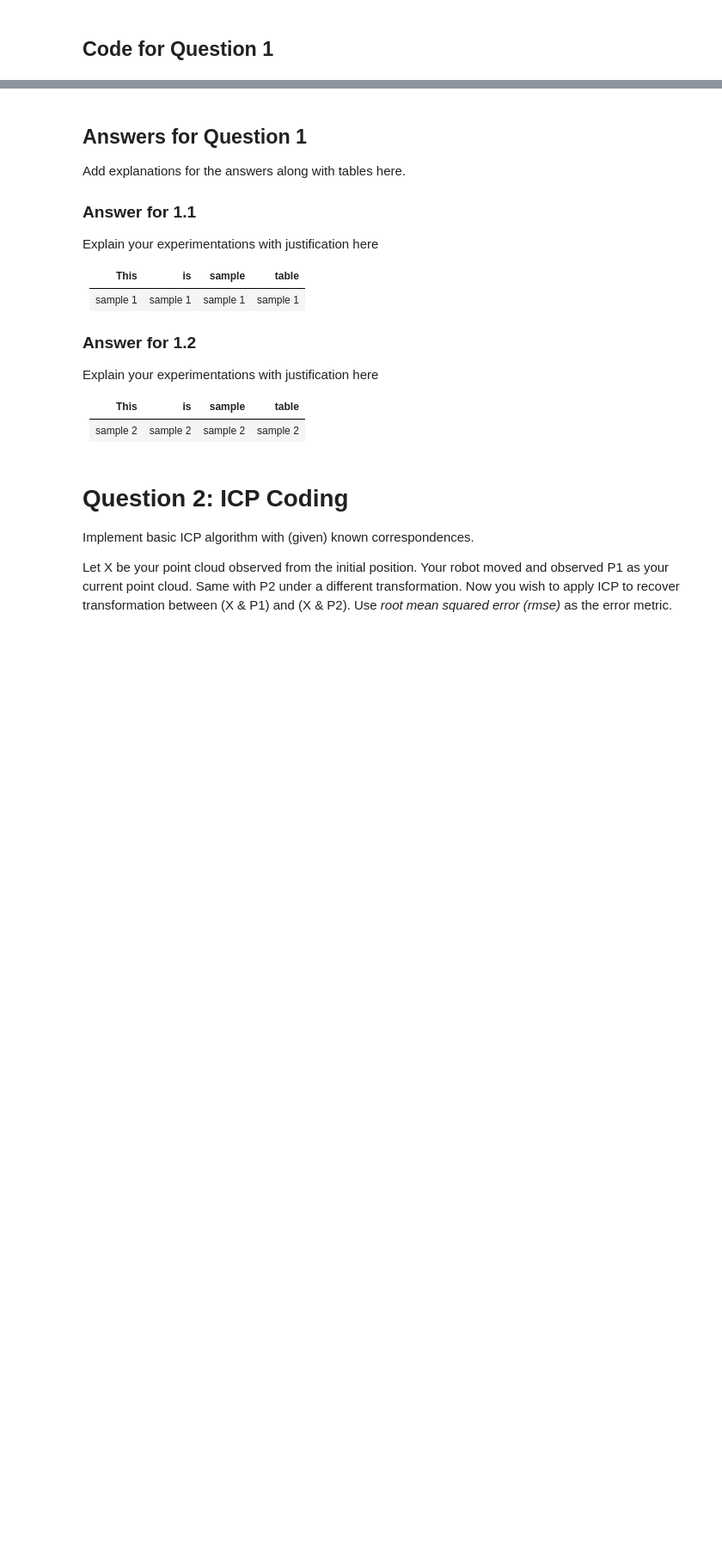
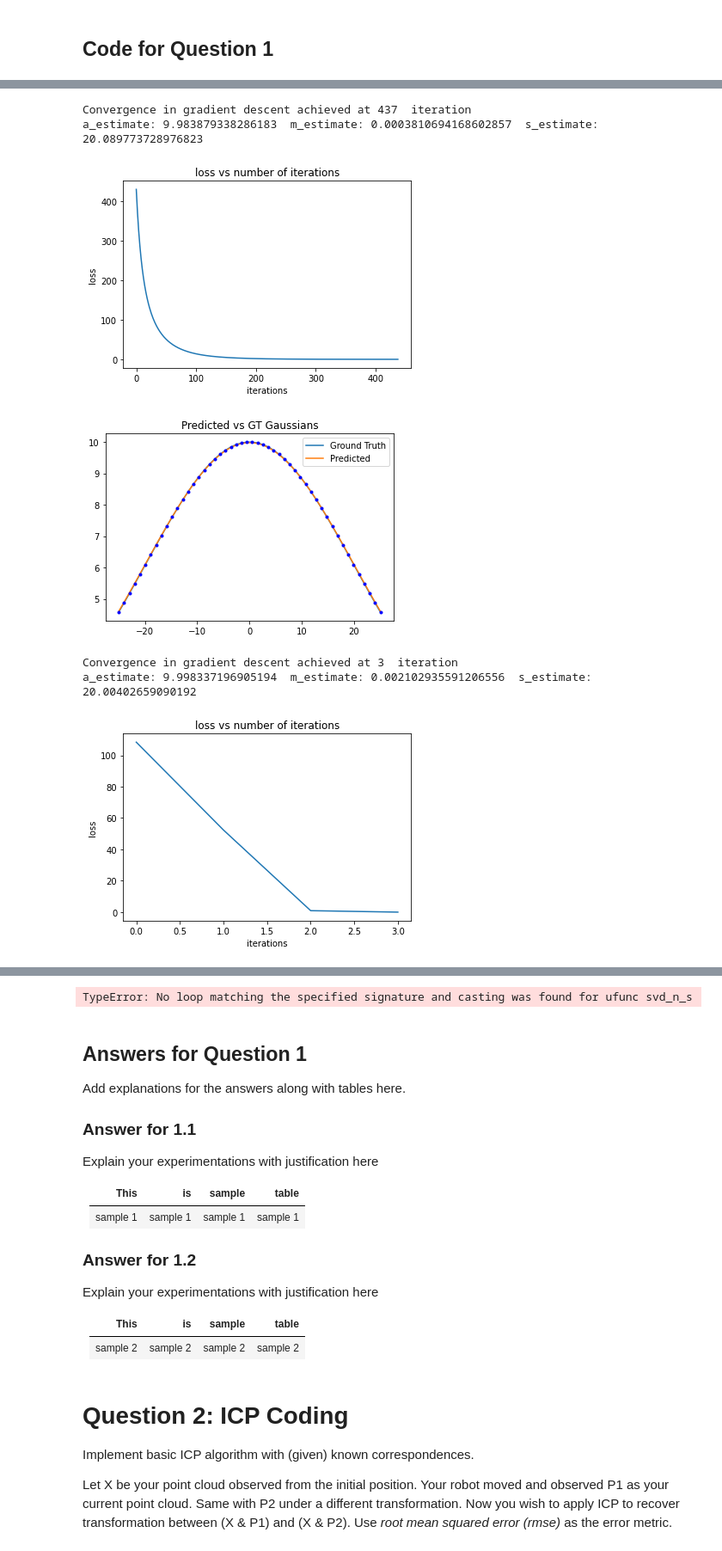
Before and after one commit to avani17101/ICP-and-Non-linear-least-squares-optimization, a Jupyter notebook: 16-spacex-Assignment-3.ipynb, the cells around one changed output, grey strips where cells are left out. Shown: that part at 86% size. Drawn from its saved outputs; the diff is of its cells as text; code cells hidden in the pictures; blank space fills up the shorter version.

Commit message:
gd and gauss newton working

```diff
--- a/16-spacex-Assignment-3.ipynb
+++ b/16-spacex-Assignment-3.ipynb
@@ -187,0 +222,24 @@ for i in range(iterations):
+# %%
+## Define the plots inside a function above and call them in this cell one by one. When I run this cell, all plots
+## asked in Q1 should be generated.
+##############################################################################
+# TODO: Plotting for Question 1                                              #
+# Tester code -- EVERYTHING IN ONE CELL
+
+gradDescent()
+gaussNewton()
+LM()
+
+
+
+##############################################################################
+#                             END OF YOUR CODE                               #
+##############################################################################
+# %% [output]
+Convergence in gradient descent achieved at 437  iteration
+a_estimate: 9.983879338286183  m_estimate: 0.0003810694168602857  s_estimate: 20.089773728976823
+[figure, added]
+[figure, added]
+Convergence in gradient descent achieved at 3  iteration
+a_estimate: 9.998337196905194  m_estimate: 0.002102935591206556  s_estimate: 20.00402659090192
+[figure, added]
@@ -188,3 +247,4 @@ for i in range(iterations):
+TypeError: No loop matching the specified signature and casting was found for ufunc svd_n_s
 # %% [markdown]
 ## Answers for Question 1
 Add explanations for the answers along with tables here.
```
Also changed, not shown: parts of 5 cells of this notebook.
